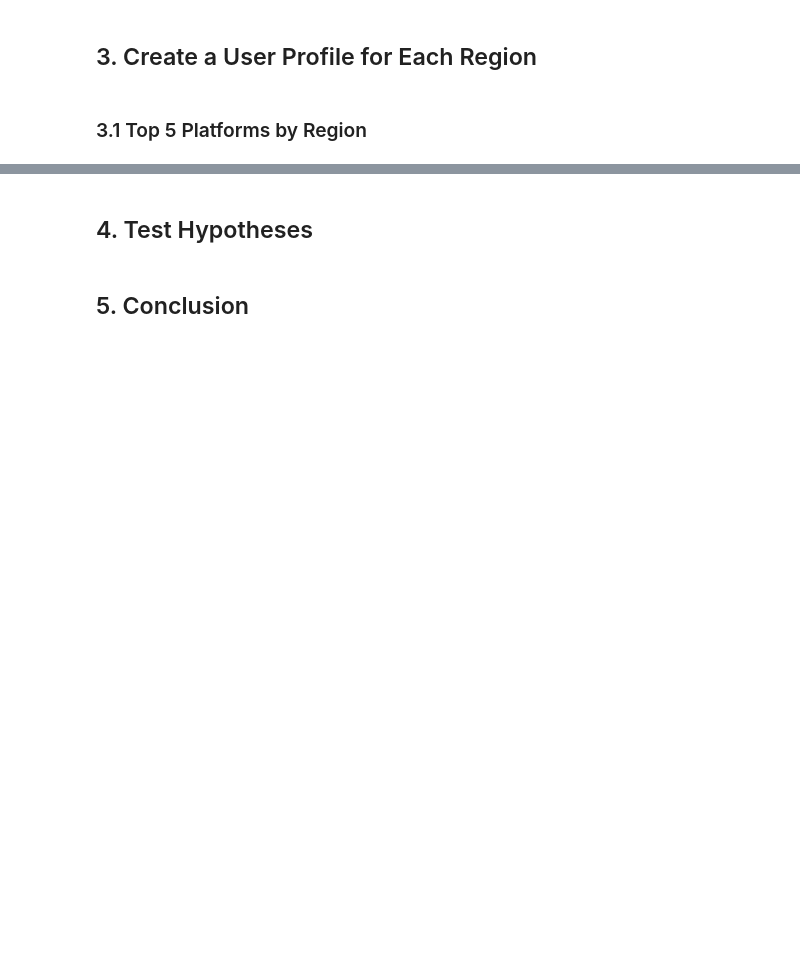
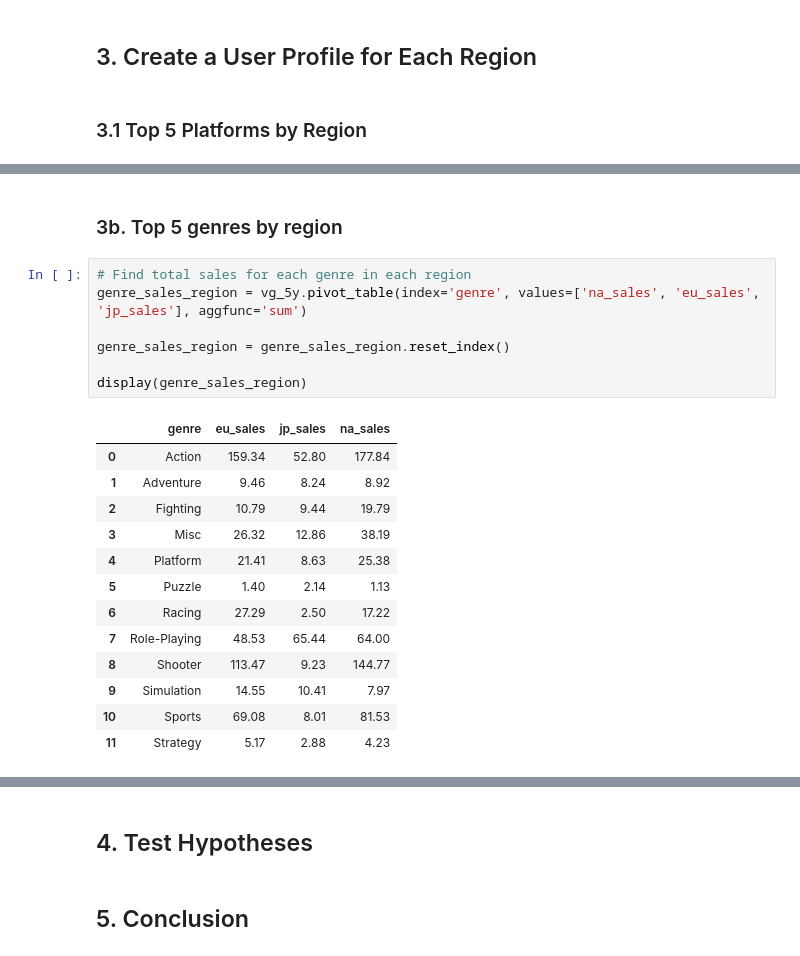
Before and after one commit to kellyshreeve/Forecasting-Global-Video-Game-Preference, a Jupyter notebook: Data Analysis.ipynb, the cells around one changed output, grey strips where cells are left out. Cells and saved outputs as stored; diff of their text form; blank space fills up the shorter version.

```diff
--- a/Data Analysis.ipynb
+++ b/Data Analysis.ipynb
@@ -1056,0 +1099,23 @@ The top 5 platforms for na_sales:
+# %% [markdown]
+### 3b. Top 5 genres by region
+# %%
+# Find total sales for each genre in each region
+genre_sales_region = vg_5y.pivot_table(index='genre', values=['na_sales', 'eu_sales', 'jp_sales'], aggfunc='sum')
+
+genre_sales_region = genre_sales_region.reset_index()
+
+display(genre_sales_region)
+# %% [output]
+|  | genre | eu_sales | jp_sales | na_sales |
+| 0 | Action | 159.34 | 52.80 | 177.84 |
+| 1 | Adventure | 9.46 | 8.24 | 8.92 |
+| 2 | Fighting | 10.79 | 9.44 | 19.79 |
+| 3 | Misc | 26.32 | 12.86 | 38.19 |
+| 4 | Platform | 21.41 | 8.63 | 25.38 |
+| 5 | Puzzle | 1.40 | 2.14 | 1.13 |
+| 6 | Racing | 27.29 | 2.50 | 17.22 |
+| 7 | Role-Playing | 48.53 | 65.44 | 64.00 |
+| 8 | Shooter | 113.47 | 9.23 | 144.77 |
+| 9 | Simulation | 14.55 | 10.41 | 7.97 |
+| 10 | Sports | 69.08 | 8.01 | 81.53 |
+| 11 | Strategy | 5.17 | 2.88 | 4.23 |
```
Also changed, not shown: parts of 12 cells of this notebook.
